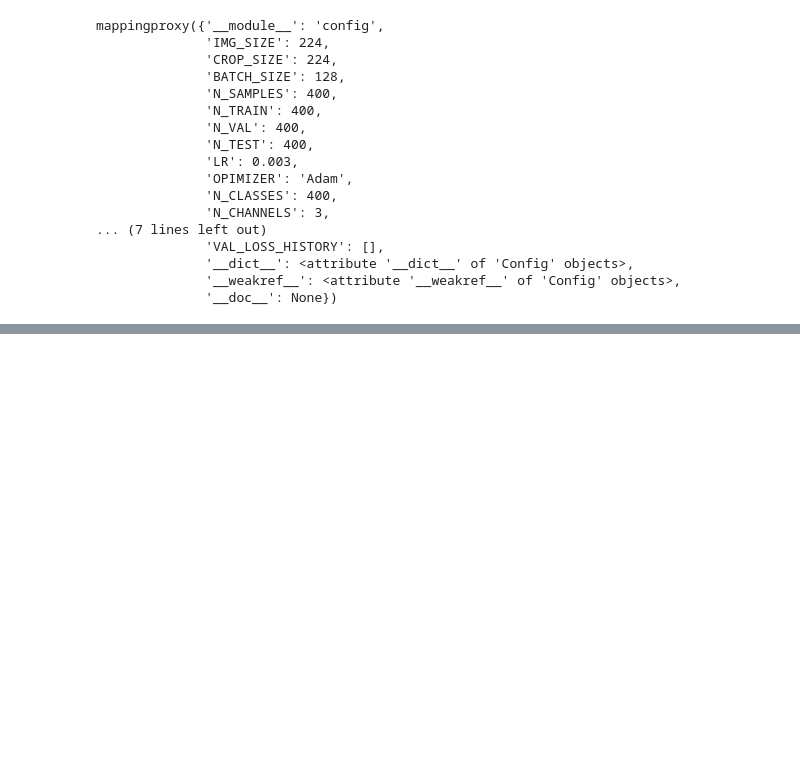
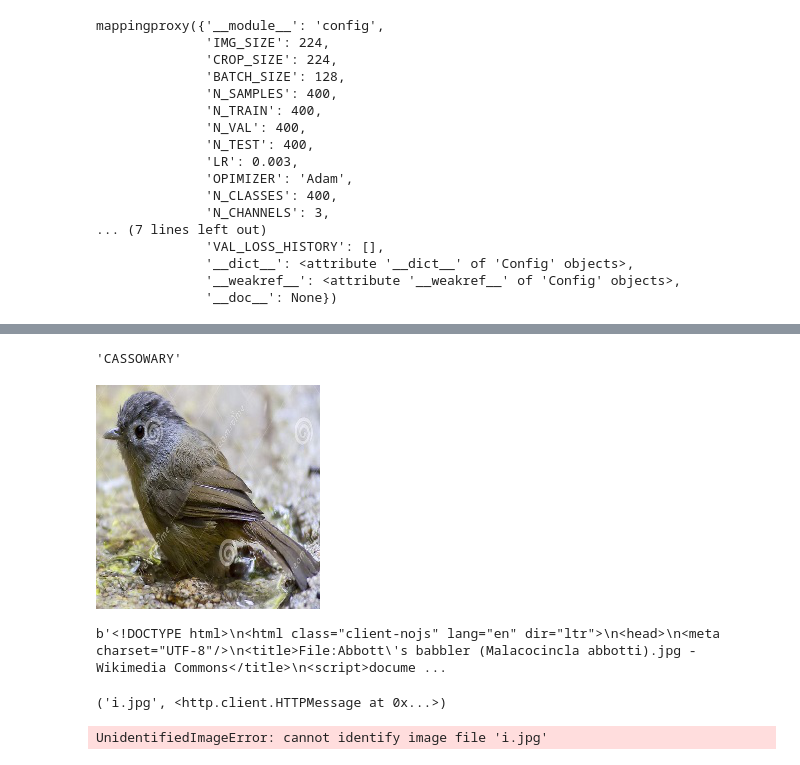
Before and after one commit to Nielspace/ViT-Pytorch, a Jupyter notebook: source/ViT.ipynb, the cells around one changed output, grey strips where cells are left out. Saved outputs shown, nothing was run; the diff lists cells and outputs as text; code cells hidden in the pictures; blank space fills up the shorter version.

```diff
--- a/source/ViT.ipynb
+++ b/source/ViT.ipynb
@@ -554,0 +578,4 @@ mappingproxy({'__module__': 'config',
+# %%
+classes[100]
+# %% [output]
+'CASSOWARY'
@@ -554,0 +587,18 @@ mappingproxy({'__module__': 'config',
+# %%
+Image.open('../../../data/birds/train/ABBOTTS BABBLER/001.jpg')
+# %% [output]
+[figure, added]
+# %%
+path = 'https://commons.wikimedia.org/wiki/File:Abbott%27s_babbler_%28Malacocincla_abbotti%29.jpg'
+r = requests.get(path).content
+r
+# %% [output]
+b'<!DOCTYPE html>\n<html class="client-nojs" lang="en" dir="ltr">\n<head>\n<meta charset="UTF-8"/>\n<title>File:Abbott\'s babbler (Malacocincla abbotti).jpg - Wikimedia Commons</title>\n<script>docume ...
+# %%
+urlretrieve(path, 'i.jpg')
+# %% [output]
+('i.jpg', <http.client.HTTPMessage at 0x...>)
+# %%
+Image.open('i.jpg')
+# %% [output]
+UnidentifiedImageError: cannot identify image file 'i.jpg'
```
Also changed, not shown: parts of 7 cells of this notebook, 3 other files.
